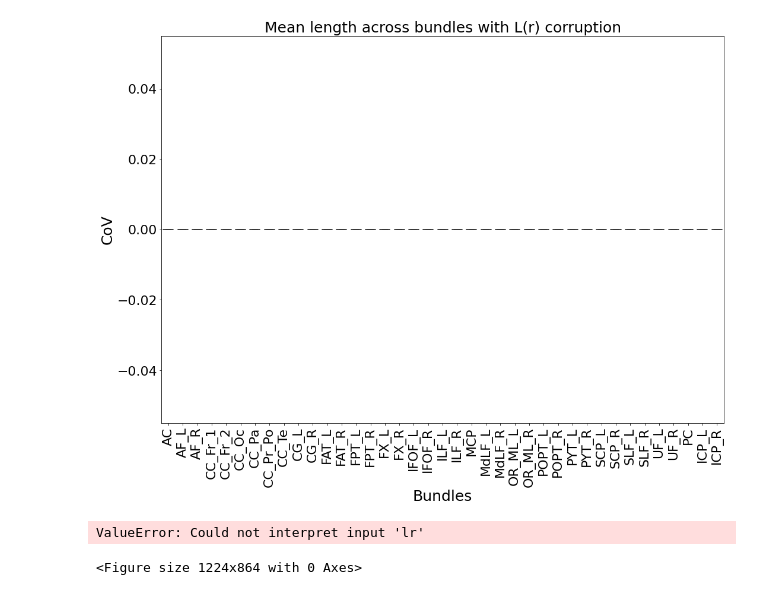
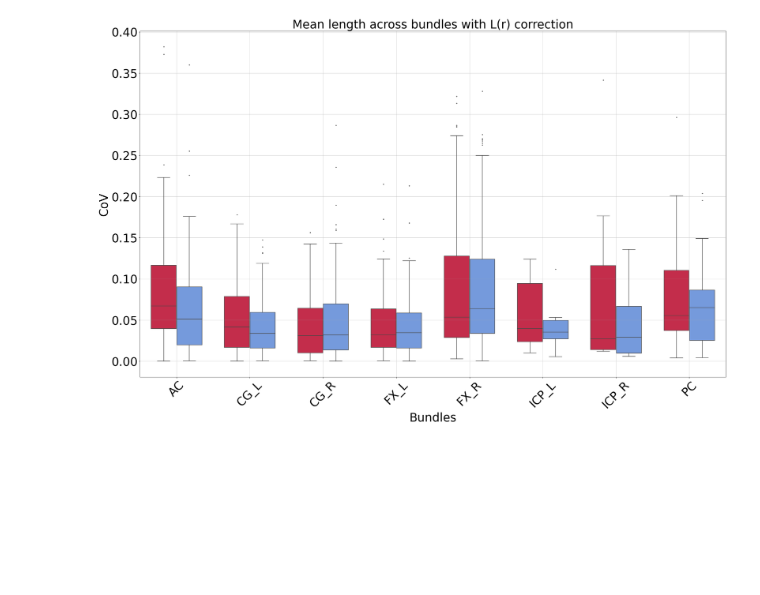
Before and after one commit to MASILab/gradtensor, a Jupyter notebook: src/bundles_plot.ipynb, the cells around one changed output. Saved outputs shown, nothing was run; the diff lists cells and outputs as text; code cells hidden in the pictures; blank space fills up the shorter version.

Commit message:
updated plots

```diff
--- a/src/bundles_plot.ipynb
+++ b/src/bundles_plot.ipynb
@@ -229,18 +274,33 @@ for i in dicts:
+# %%
+a  = pd.concat([elen_df,len_df])
+b = a[(a.x == 'AC')]
+c = a[(a.x == 'CG_L')]
+d = a[(a.x == 'CG_R')]
+e = a[(a.x == 'FX_L')]
+f = a[(a.x == 'FX_R')]
+g = a[(a.x == 'ICP_L')]
+h = a[(a.x == 'ICP_R')]
+i = a[(a.x == 'PC')]
+
+
+high = pd.concat([b,c,d,e,f,g,h,i])
 # %%
+import warnings
+import matplotlib.pyplot as plt
 import seaborn as sns
-import matplotlib.pyplot as plt
-import warnings
-%matplotlib inline
 warnings.filterwarnings('ignore')
-fig = plt.figure(figsize=(17,12))
-plt.rcParams.update({'font.size':22})
-
+fig = plt.figure(figsize=(33,20))
+plt.rcParams.update({'font.size':37})
+palette= {'corpt': 'crimson','corr': 'cornflowerblue'}
 flierprops = dict(markerfacecolor='0.75', markersize=5, marker='.',
               linestyle='none')
-ax = sns.boxplot(x='x',y='0',data=len_df, flierprops=flierprops, width=0.7, palette="Spectral")
-plt.title('Mean length across bundles with L(r) corruption', fontsize = 25)
-plt.xlabel('Bundles', fontsize = 25)
-plt.ylabel('CoV', fontsize = 25)
-a = ax.set_xticklabels(ax.get_xticklabels(),rotation=90)
+ax = sns.boxplot(x='x',y='0',data=high, hue = 'lr',flierprops=flierprops, width=0.7,palette=palette)
+plt.title('Mean length across bundles with L(r) correction', fontsize = 37)
+plt.xlabel('Bundles', fontsize = 37)
+plt.ylabel('CoV', fontsize = 37)
+a = ax.set_xticklabels(ax.get_xticklabels(),rotation=45)
+ax.grid(True,linewidth=0.5)
+plt.legend([],[],frameon=False)
+plt.savefig('fig7.png')
 # %% [output]
-[figure, old version]
+[figure, new version]
@@ -264,21 +307,3 @@ a  = pd.concat([len_df,elen_df])
-# %%
-import warnings
-import matplotlib.pyplot as plt
-import seaborn as sns
-warnings.filterwarnings('ignore')
-fig = plt.figure(figsize=(17,12))
-plt.rcParams.update({'font.size':22})
-
-flierprops = dict(markerfacecolor='0.75', markersize=5, marker='.',
-              linestyle='none')
-ax = sns.boxplot(x='x',y='0',data=a, hue = 'lr',flierprops=flierprops, width=0.7)#palette="Spectral")
-plt.title('Volume across bundles with L(r) correction', fontsize = 25)
-plt.xlabel('Bundles', fontsize = 25)
-plt.ylabel('CoV', fontsize = 25)
-a = ax.set_xticklabels(ax.get_xticklabels(),rotation=90)
-# %% [output]
-ValueError: Could not interpret input 'lr'
-<Figure size 1224x864 with 0 Axes>
 # %%
 def cohend(c0,c1):
     cohens_d = (np.mean(c0) - np.mean(c1)) / (np.sqrt((np.std(c0) ** 2 + np.std(c1) ** 2) / 2))
```
Also changed, not shown: parts of 18 cells of this notebook, 5 other files.
